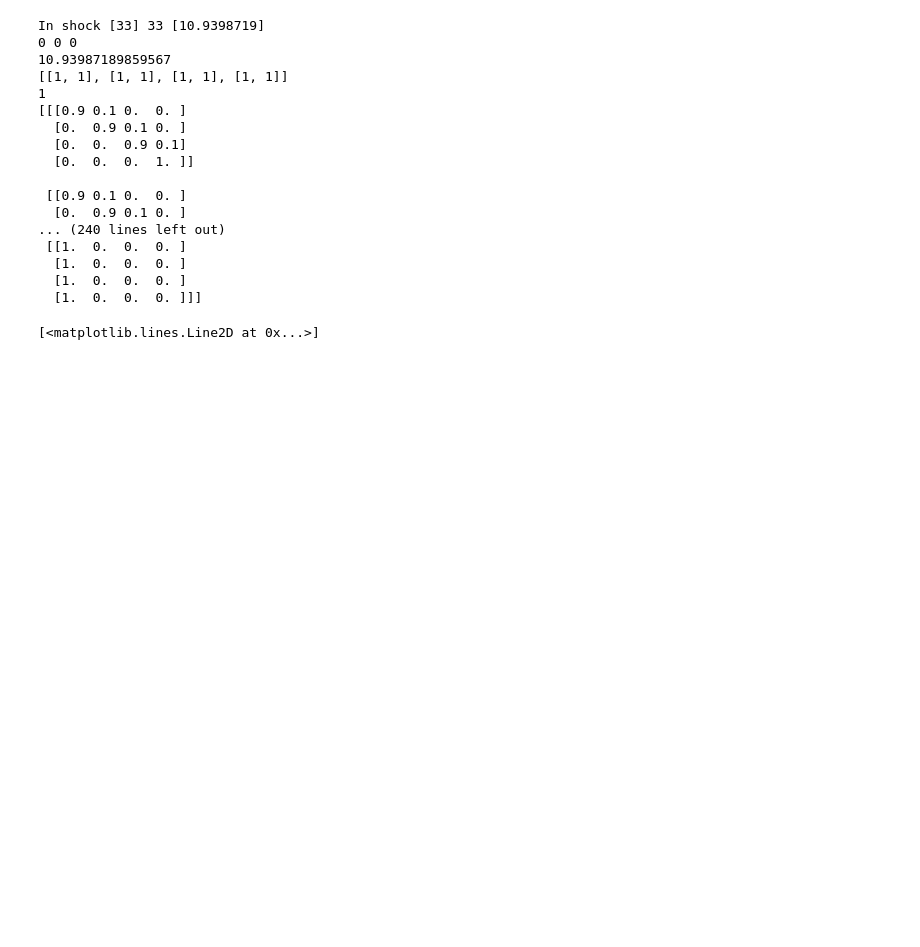
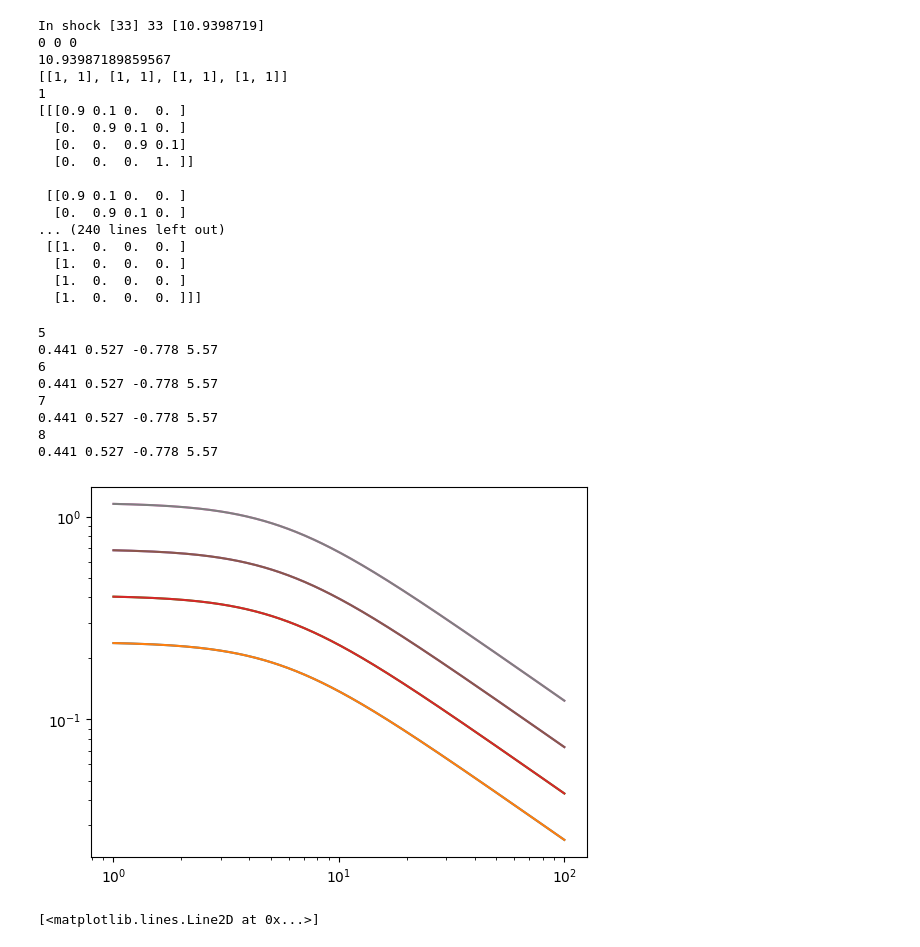
Before and after one commit to AI-for-Infrastructure-Management/imp-act, a Jupyter notebook: mytest.ipynb, the cells around one changed output. Saved outputs shown, nothing was run; the diff lists cells and outputs as text; code cells hidden in the pictures; blank space fills up the shorter version.

```diff
--- a/mytest.ipynb
+++ b/mytest.ipynb
@@ -21,0 +99,2 @@ E = RoadEnvironment(**small_environment_dict)
+# %%
+f = env.shocks.get_fragilities(pga=0.00, theta_mat=env.shocks.fragility_dict["theta_mat"], sigma=0.64, shift=shift_table)
@@ -53,6 +197,30 @@ In shock [33] 33 [10.9398719]
   [1.  0.  0.  0. ]
   [1.  0.  0.  0. ]
   [1.  0.  0.  0. ]]]
+# %%
+r = np.linspace(1,100,1000)
+b1_hat = 0.441
+b2 = 0.527
+b3 = 0.0
+b5 = -0.778
+h = 5.57
+pga = lambda m, r: b1_hat + b2*(m-6) + b3*(m-6)**2 + b5*np.log(np.sqrt(r**2 + h**2))
+
+for k in range(5,9):
+    plt.plot(r, env.shocks.get_pga_from_distance(magn=k, dist=r, **env.shocks.pga_dict))
+    plt.plot(r, np.exp(pga(m=k, r=r)), label=f'm={k}')
+plt.yscale('log')
+plt.xscale('log')
+# %% [output]
+5
+0.441 0.527 -0.778 5.57
+6
+0.441 0.527 -0.778 5.57
+7
+0.441 0.527 -0.778 5.57
+8
+0.441 0.527 -0.778 5.57
+[figure, added]
 # %%
 t = np.linspace(0,50,1000)
 plt.plot(t, sp.stats.expon.pdf(t, loc=0, scale=10))
```
Also changed, not shown: parts of 18 cells of this notebook, 8 other files.
